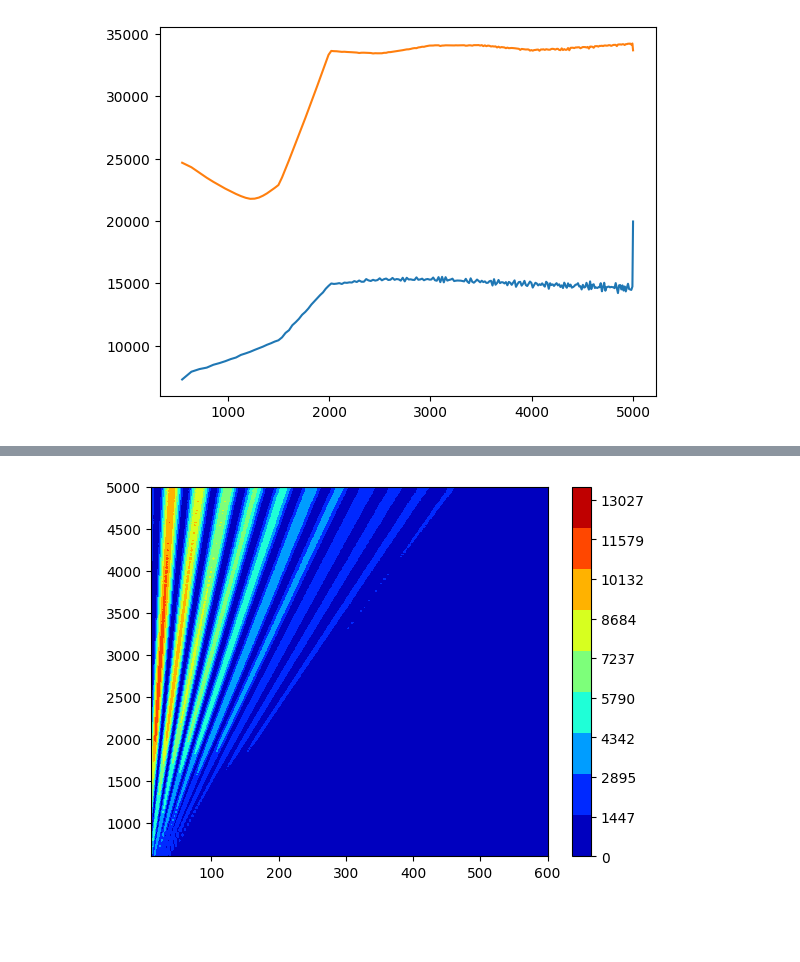
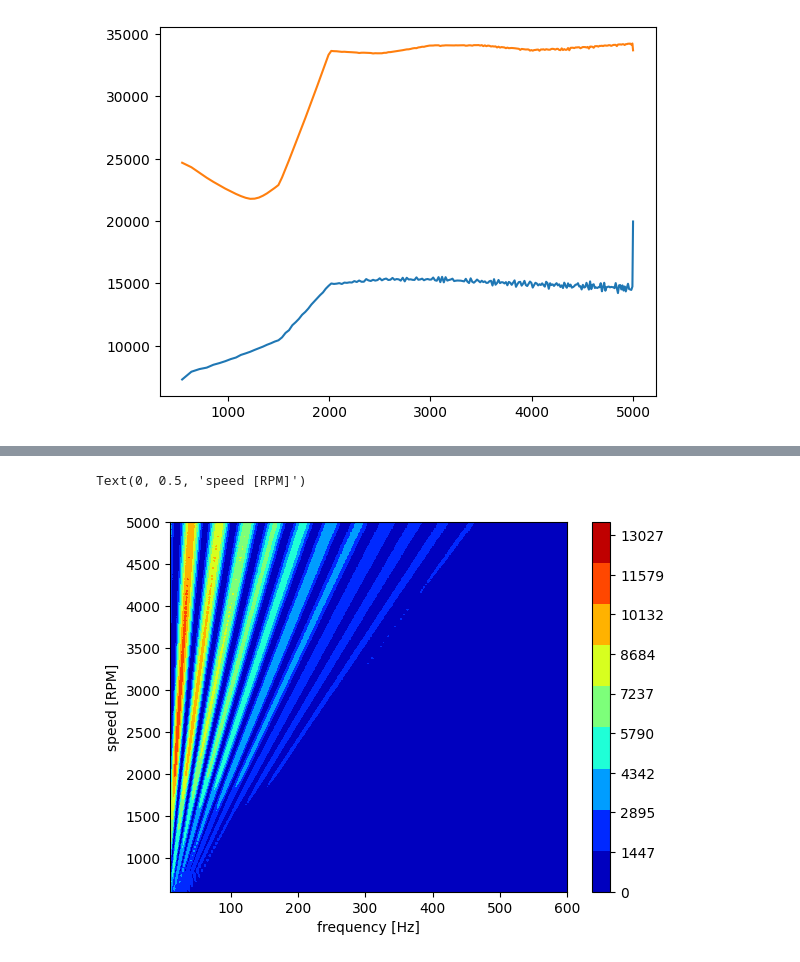
Before and after one commit to siglyser/research, a Jupyter notebook: check_code_05May2024.ipynb, the cells around one changed output, grey strips where cells are left out. Drawn from its saved outputs; the diff is of its cells as text; code cells hidden in the pictures; blank space fills up the shorter version.

```diff
--- a/check_code_05May2024.ipynb
+++ b/check_code_05May2024.ipynb
@@ -141,5 +144,8 @@ plt.plot(rmsampl[0], rmsampl[2])
 x,y,z = calc_3dfft(time_sec,speed_rpm,vibr_gf)
 # %%
 plot_3dfft(x,y,z,[10,600],[600,5000])
+plt.xlabel('frequency [Hz]')
+plt.ylabel('speed [RPM]')
 # %% [output]
+Text(0, 0.5, 'speed [RPM]')
-[figure, old version]
+[figure, new version]
```
Also changed, not shown: parts of 1 cell of this notebook.
